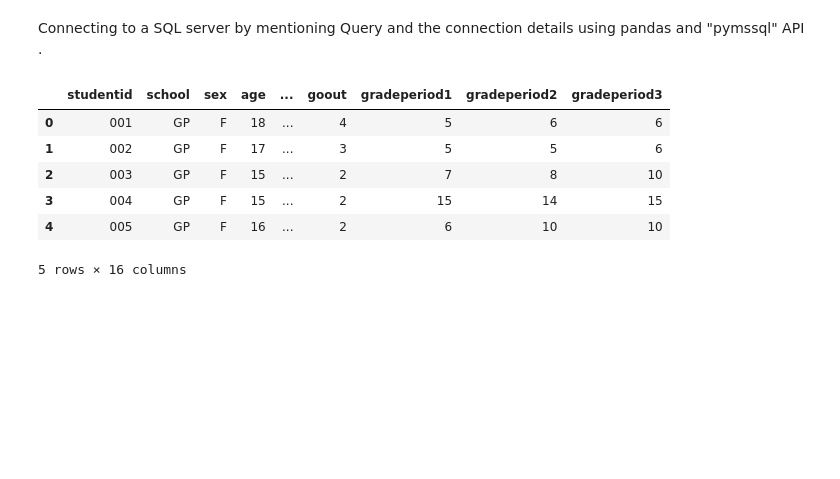
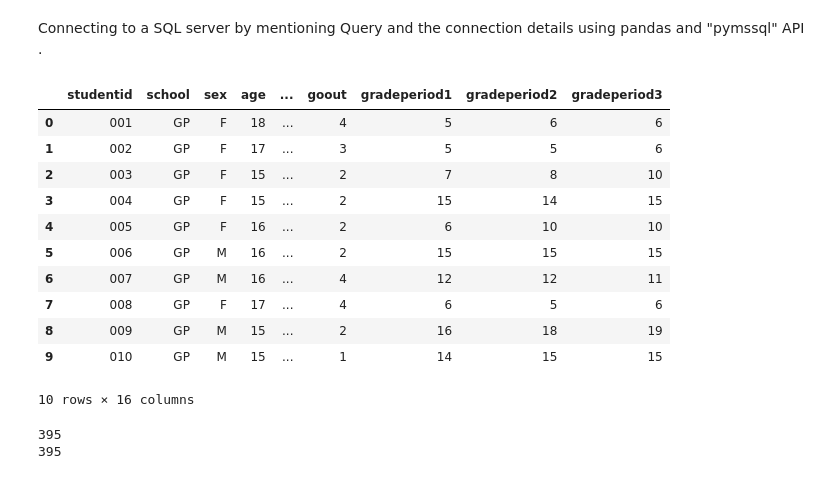
Before and after one commit to jamithireddy/python_data_cleaning, a Jupyter notebook: Python_Data_Cleaning_Cookbook.ipynb, the cells around one changed output. Drawn from its saved outputs; the diff is of its cells as text; code cells hidden in the pictures; blank space fills up the shorter version.

```diff
--- a/Python_Data_Cleaning_Cookbook.ipynb
+++ b/Python_Data_Cleaning_Cookbook.ipynb
@@ -291,12 +291,26 @@ conn = pymssql.connect(server=server,user=user,password=password,database=databa
 studentmath = pd.read_sql(query,conn)
 conn.close()
 # %%
-studentmath.head()
+studentmath.head(10)
 # %% [output]
 |  | studentid | school | sex | age | ... | goout | gradeperiod1 | gradeperiod2 | gradeperiod3 |
 | 0 | 001 | GP | F | 18 | ... | 4 | 5 | 6 | 6 |
 | 1 | 002 | GP | F | 17 | ... | 3 | 5 | 5 | 6 |
 | 2 | 003 | GP | F | 15 | ... | 2 | 7 | 8 | 10 |
 | 3 | 004 | GP | F | 15 | ... | 2 | 15 | 14 | 15 |
 | 4 | 005 | GP | F | 16 | ... | 2 | 6 | 10 | 10 |
+| 5 | 006 | GP | M | 16 | ... | 2 | 15 | 15 | 15 |
+| 6 | 007 | GP | M | 16 | ... | 4 | 12 | 12 | 11 |
+| 7 | 008 | GP | F | 17 | ... | 4 | 6 | 5 | 6 |
+| 8 | 009 | GP | M | 15 | ... | 2 | 16 | 18 | 19 |
+| 9 | 010 | GP | M | 15 | ... | 1 | 14 | 15 | 15 |
-5 rows × 16 columns
+10 rows × 16 columns
+# %%
+newcolorder=['studentid','gradeperiod1','gradeperiod2','gradeperiod3','school','sex','age','famsize','mothereducation','fathereducation','traveltime','studytime','freetime','failures','famrel','goout']       # Defining a new column order
+studentmath=studentmath[newcolorder]        #Assigning the new column order to the existing table
+# Check if there are any duplicates before creating index
+print(studentmath.studentid.count())
+print(studentmath.studentid.nunique())
+# %% [output]
+395
+395
```
Also changed, not shown: parts of 8 cells of this notebook.
